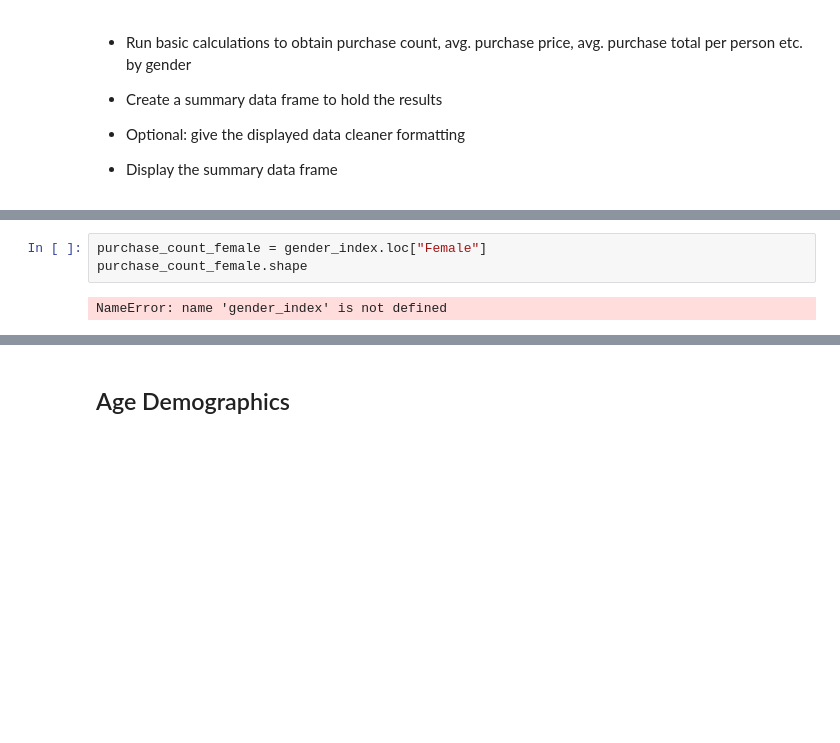
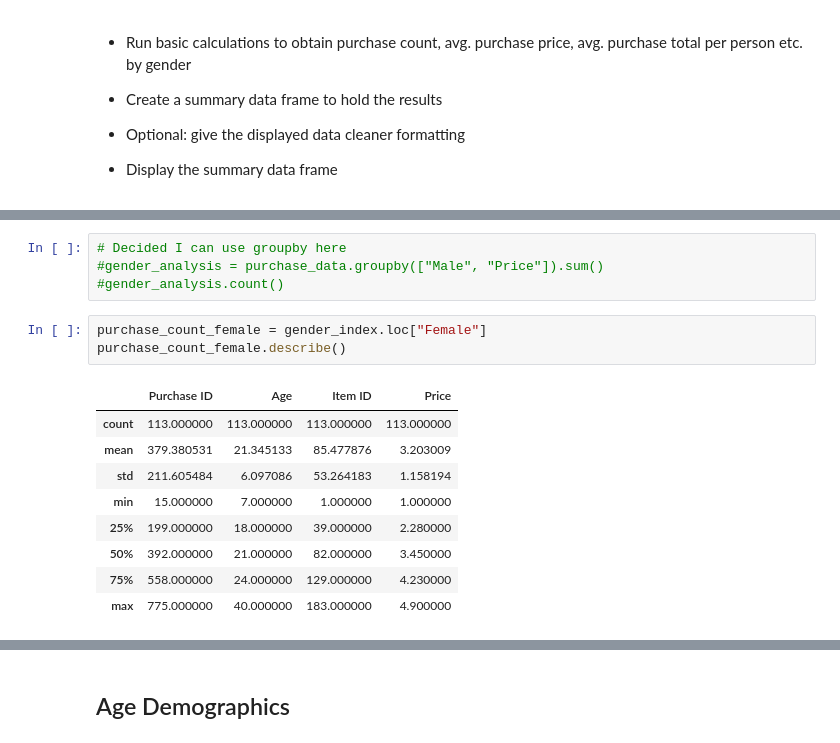
Before and after one commit to pasco27/pandas_homework, a Jupyter notebook: HerosOfPymoli/HeroesOfPymoli_starter.ipynb, the cells around one changed output, grey strips where cells are left out. Cells and saved outputs as stored; diff of their text form; blank space fills up the shorter version.

```diff
--- a/HerosOfPymoli/HeroesOfPymoli_starter.ipynb
+++ b/HerosOfPymoli/HeroesOfPymoli_starter.ipynb
@@ -264,7 +288,19 @@ gender_analysis.count()
+# %%
+# Decided I can use groupby here
+#gender_analysis = purchase_data.groupby(["Male", "Price"]).sum()
+#gender_analysis.count()
 # %%
 purchase_count_female = gender_index.loc["Female"]
-purchase_count_female.shape
+purchase_count_female.describe()
 # %% [output]
-NameError: name 'gender_index' is not defined
+|  | Purchase ID | Age | Item ID | Price |
+| count | 113.000000 | 113.000000 | 113.000000 | 113.000000 |
+| mean | 379.380531 | 21.345133 | 85.477876 | 3.203009 |
+| std | 211.605484 | 6.097086 | 53.264183 | 1.158194 |
+| min | 15.000000 | 7.000000 | 1.000000 | 1.000000 |
+| 25% | 199.000000 | 18.000000 | 39.000000 | 2.280000 |
+| 50% | 392.000000 | 21.000000 | 82.000000 | 3.450000 |
+| 75% | 558.000000 | 24.000000 | 129.000000 | 4.230000 |
+| max | 775.000000 | 40.000000 | 183.000000 | 4.900000 |
 # %%
 purchase_count_male = gender_index.loc["Male"]
```
Also changed, not shown: parts of 29 cells of this notebook.
